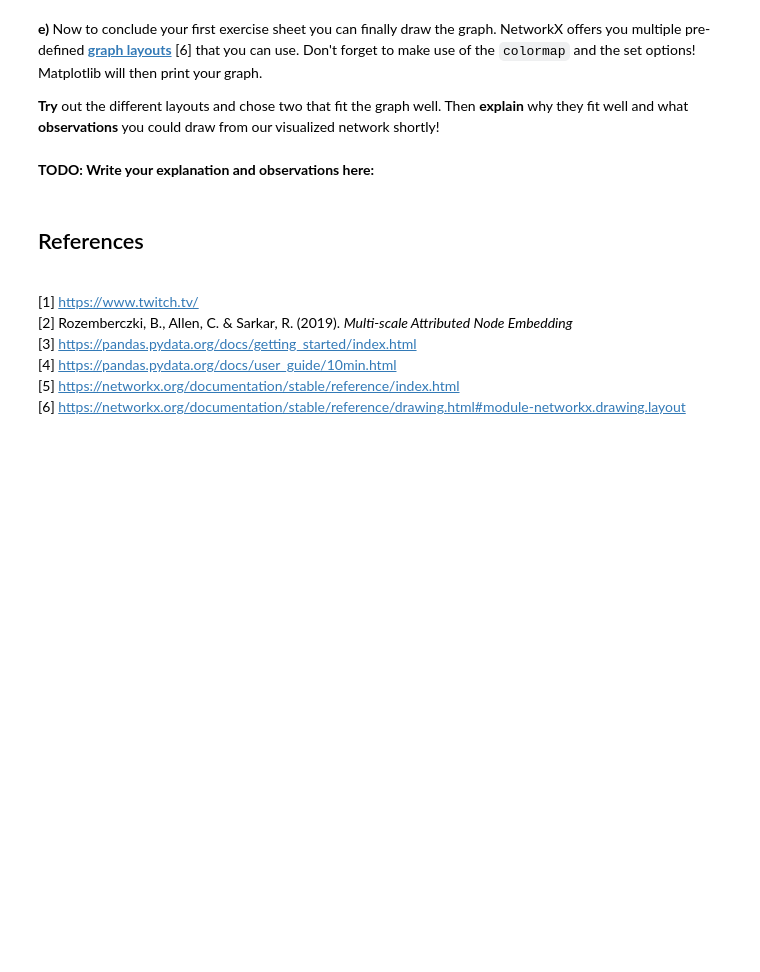
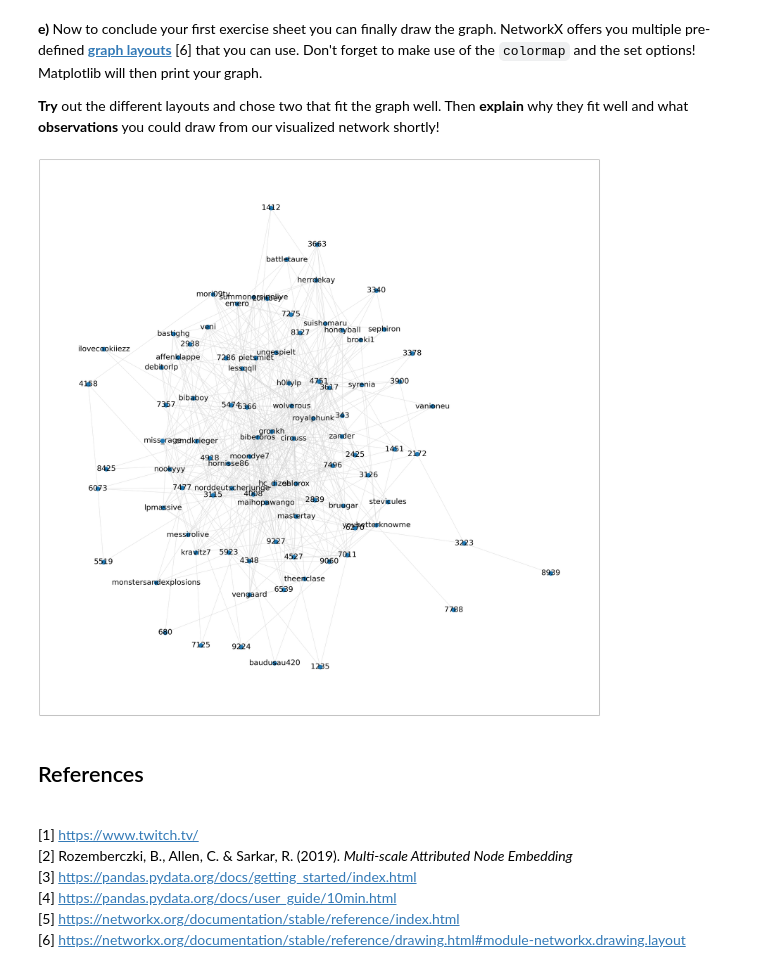
Before and after one commit to msskzx/socail-computing-assignments, a Jupyter notebook: ex01/Ex1_Intro_new.ipynb, the cells around one changed output. Cells and saved outputs as stored; diff of their text form; code cells hidden in the pictures; blank space fills up the shorter version.

Commit message:
ex1 graph construction, visualization

```diff
--- a/ex01/Ex1_Intro_new.ipynb
+++ b/ex01/Ex1_Intro_new.ipynb
@@ -97,0 +144,5 @@ Then, to limit our data on the 100 most viewed streamers **order** ``nodes_DF``
+# %%
+# days > 2000, drop id, days mature cols
+# limit to 100 most viewed streamers
+orderedNodes_DF = nodes_DF[nodes_DF['days'] > 2000].drop(['id', 'days', 'mature'], axis=1).sort_values(by=['views'], ascending=False).head(100)
+orderedNodes_DF
@@ -109,0 +170,12 @@ nodesList = orderedNodes_DF['new_id'].tolist()
+# %%
+drop_indices = []
+nodesList = orderedNodes_DF['new_id'].tolist()
+
+# check if edge is in the list of nodes otherwise drop it
+for index, row in edges_DF.iterrows():
+    if row['to'] not in nodesList:
+        drop_indices.append(index)
+
+# drop indices
+edges_DF.drop(drop_indices, inplace=True)
+edges_DF
@@ -117,0 +202,6 @@ merged_DF = #TODO
+# %%
+# merge on 'new_id' == 'from'
+merged_DF = pd.merge(orderedNodes_DF, edges_DF, left_on='new_id', right_on='from', how='inner')
+merged_DF.drop(['from'], axis=1, inplace=True)
+# unique new_id's in the merged DF
+print('unique new_id\'s in the merged DF: ', merged_DF['new_id'].nunique())
@@ -131,4 +223,7 @@ All entries were represented by their ID until now. To make our graph readable w
 Thereafter the given code will create the colormap from your dictionary, that will later be used to apply the colors to our graph. Then the graph object is created.
 
 **Hint:** As ``twitchNames_DF`` only contains the most 100 viewed streamer's names you can use it as an indicator whether you have solved everything correctly.
+# %%
+partnerState_dict = orderedNodes_DF.set_index('new_id').to_dict()['partner']
+twitchNames_dict = twitchNames_DF.set_index('new_id').to_dict()['TwitchName']
 # %%
@@ -150,16 +244,19 @@ graph = nx.relabel_nodes(graph, twitchNames_dict)
 # %%
 plt.figure(1,figsize=(40,40))
 options = {
     "font_size" : 30,
     "edge_color": 'lightGrey'
     }
 
-#TODO: Draw the network. Hint: Use the draw_networkx method instead of draw.
+# draw graph using draw
 
 
-plt.show()
+#DONE: Draw the network. Hint: Use the draw_networkx method instead of draw.
+nx.draw_networkx(graph, pos=nx.kamada_kawai_layout(graph), **options)
+
+plt.draw()
+# %% [output]
+[figure, added]
-# %% [markdown]
-**TODO: Write your explanation and observations here:**
 # %% [markdown]
 ## References
 
```
Also changed, not shown: parts of 19 cells of this notebook, 3 other files.
